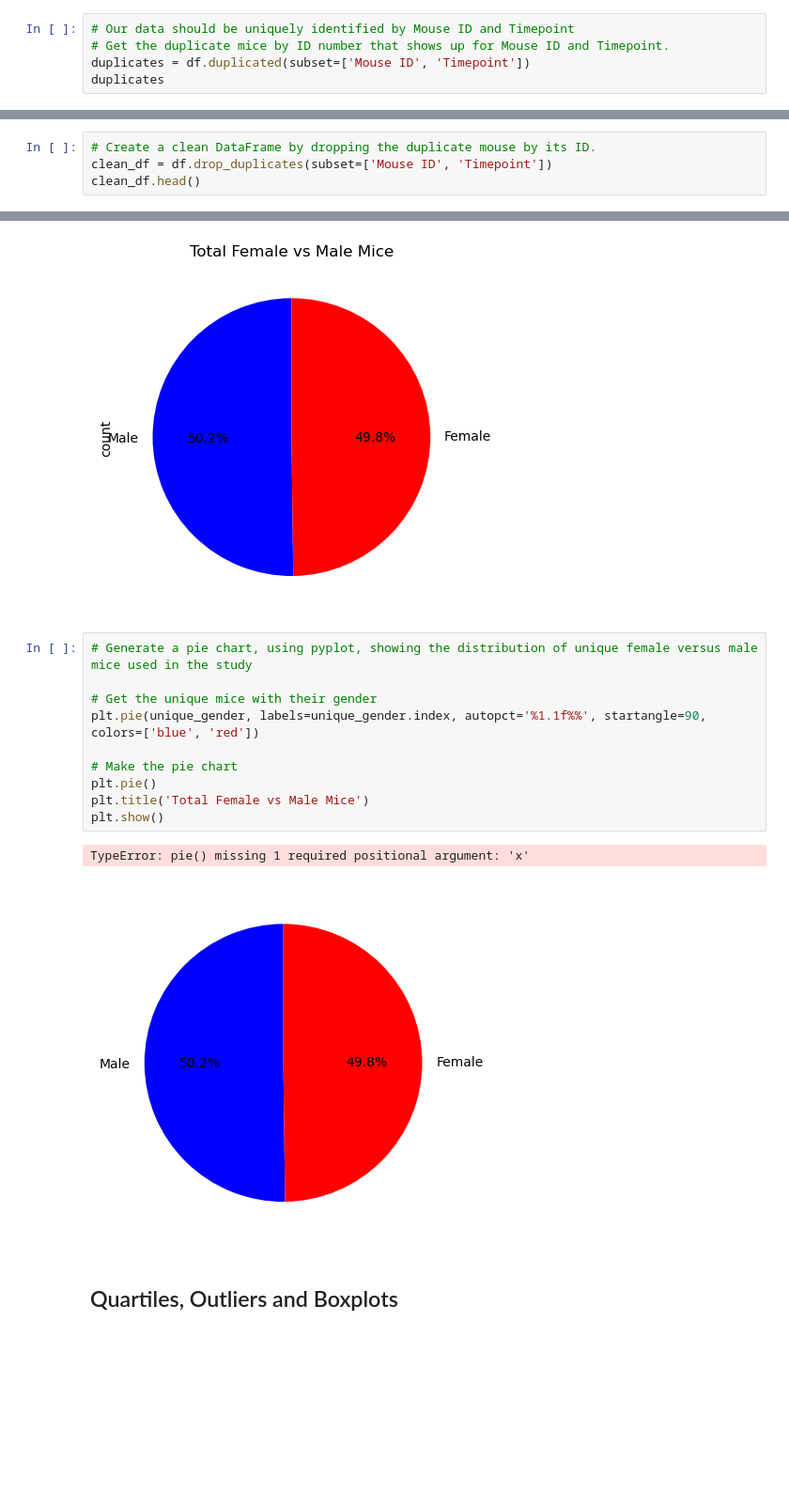
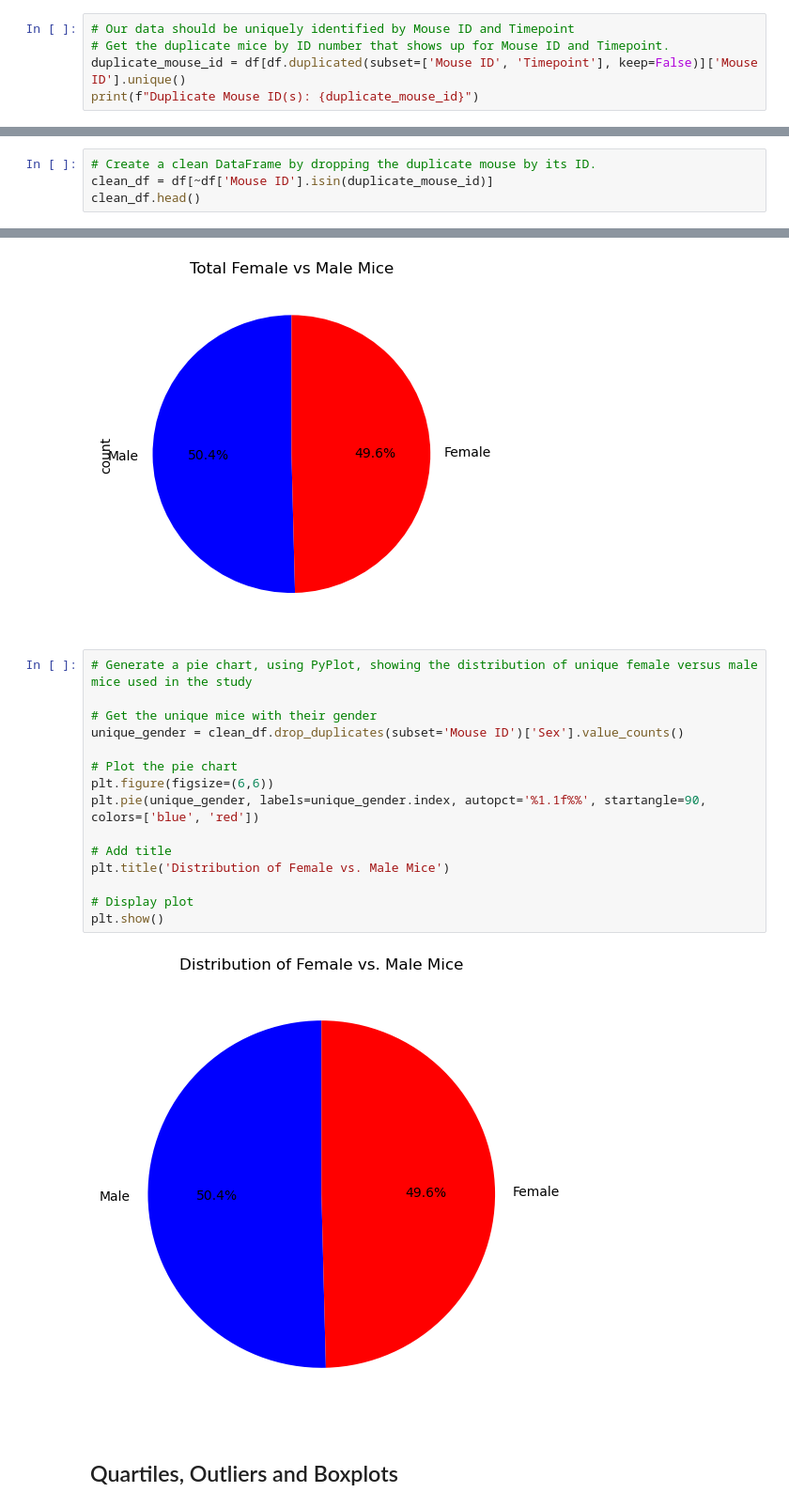
Before and after one commit to henry-lemen/data-visualization-challenge, a Jupyter notebook: Pymaceuticals/pymaceuticals_starter.ipynb, the cells around one changed output, grey strips where cells are left out. Shown at 94% size. Cells and saved outputs as stored; diff of their text form; blank space fills up the shorter version.

```diff
--- a/Pymaceuticals/pymaceuticals_starter.ipynb
+++ b/Pymaceuticals/pymaceuticals_starter.ipynb
@@ -41,6 +47,6 @@ number_of_mice
 # %%
 # Our data should be uniquely identified by Mouse ID and Timepoint
 # Get the duplicate mice by ID number that shows up for Mouse ID and Timepoint.
-duplicates = df.duplicated(subset=['Mouse ID', 'Timepoint'])
-duplicates
+duplicate_mouse_id = df[df.duplicated(subset=['Mouse ID', 'Timepoint'], keep=False)]['Mouse ID'].unique()
+print(f"Duplicate Mouse ID(s): {duplicate_mouse_id}")
 # %% [output]
@@ -60,7 +55,7 @@ Length: 1893, dtype: bool
 # Optional: Get all the data for the duplicate mouse ID.
 # %%
 # Create a clean DataFrame by dropping the duplicate mouse by its ID.
-clean_df = df.drop_duplicates(subset=['Mouse ID', 'Timepoint'])
+clean_df = df[~df['Mouse ID'].isin(duplicate_mouse_id)]
 clean_df.head()
 # %% [output]
 |  | Mouse ID | Drug Regimen | Sex | Age_months | Weight (g) | Timepoint | Tumor Volume (mm3) | ... |
@@ -179,18 +174,22 @@ plt.show()
 # %% [output]
 [figure]
 # %%
-# Generate a pie chart, using pyplot, showing the distribution of unique female versus male mice used in the study
+# Generate a pie chart, using PyPlot, showing the distribution of unique female versus male mice used in the study
 
 # Get the unique mice with their gender
+unique_gender = clean_df.drop_duplicates(subset='Mouse ID')['Sex'].value_counts()
+
+# Plot the pie chart
+plt.figure(figsize=(6,6))
 plt.pie(unique_gender, labels=unique_gender.index, autopct='%1.1f%%', startangle=90, colors=['blue', 'red'])
 
-# Make the pie chart
-plt.pie()
-plt.title('Total Female vs Male Mice')
+# Add title
+plt.title('Distribution of Female vs. Male Mice')
+
+# Display plot
 plt.show()
 # %% [output]
-TypeError: pie() missing 1 required positional argument: 'x'
-[figure, old version]
+[figure, new version]
 # %% [markdown]
 ## Quartiles, Outliers and Boxplots
 # %%
```
Also changed, not shown: parts of 10 cells of this notebook.
